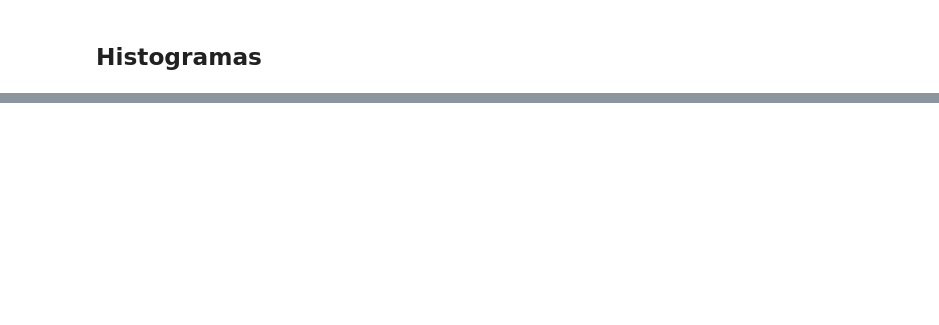
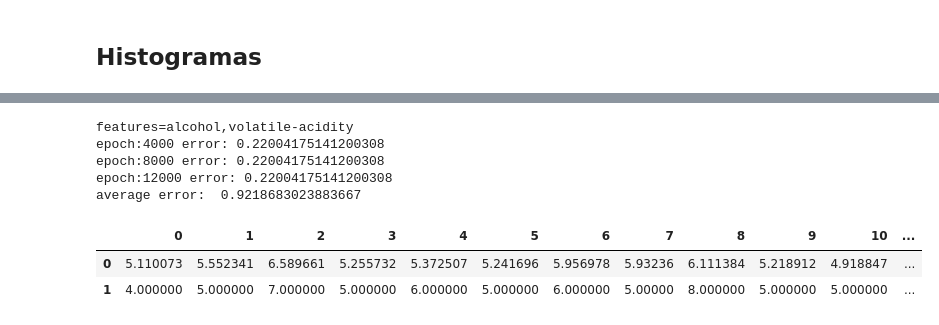
Before and after one commit to gallowstree/machine-learning-labs-2020, a Jupyter notebook: 02-regresion-polinomial/regresion_polinomial.ipynb, the cells around one changed output, grey strips where cells are left out. Cells and saved outputs as stored; diff of their text form; code cells hidden in the pictures; blank space fills up the shorter version.

Commit message:
comparacion de modelos

```diff
--- a/02-regresion-polinomial/regresion_polinomial.ipynb
+++ b/02-regresion-polinomial/regresion_polinomial.ipynb
@@ -382,0 +427,51 @@ deg3_df.corr()['quality'].to_frame().T.style.background_gradient(cmap=colormap,
+# %%
+
+# features del set de prueba, para validación
+test_sulphates        = test_data[['sulphates']].to_numpy().reshape(-1, 1)
+test_alcohol          = test_data[['alcohol']].to_numpy().reshape(-1, 1)
+test_density          = test_data[['density']].to_numpy().reshape(-1, 1)
+test_volatile_acidity = test_data[['volatile acidity']].to_numpy().reshape(-1, 1)
+test_pH               = test_data[['pH']].to_numpy().reshape(-1, 1)
+test_fixed_acidity    = test_data[['fixed acidity']].to_numpy().reshape(-1, 1)
+test_quality          = test_data[['quality']].to_numpy()
+
+# función para validar el modelo con datos de prueba
+def predict_test_data(test_features, weights, scaler):
+    test_features = np.hstack(test_features)
+    transformed_test_x = scaler.transform(test_features)
+    weights.reshape(1,-1)
+    ones = np.ones((len(test_data), 1))
+    transformed_test_x = np.hstack((transformed_test_x, ones))
+    predicted_quality = np.dot(transformed_test_x, weights)
+    table = pd.DataFrame(np.hstack((predicted_quality, test_quality)).T)
+    average_error = np.average((predicted_quality - test_quality)**2)
+    return average_error, table
+# %%
+
+# estandarizar las variables independientes elegidas y entrenar modelo
+def train_with_features(selected_x, epochs=12_000, lr=0.01, extra_conf_str=''):
+    selected_x = np.hstack(selected_x)
+    y = data[['quality']].to_numpy()
+
+    scaler = preprocessing.StandardScaler().fit(selected_x)
+    scaled_x = scaler.transform(selected_x)
+    print('\n' + extra_conf_str)
+    model = MonitoredLinearRegression(scaled_x, y, tb_logs_dir)
+    weights, error = model.train(epochs, lr, 4000, extra_conf_str)
+    return weights, scaler
+# %%
+weights, scaler = train_with_features([alcohol, volatile_acidity],\
+                                     extra_conf_str='features=alcohol,volatile-acidity')
+
+avg_error, table = predict_test_data([test_alcohol, test_volatile_acidity], weights, scaler)
+print('average error: ', avg_error)
+table
+# %% [output]
+features=alcohol,volatile-acidity
+epoch:4000 error: 0.22004175141200308
+epoch:8000 error: 0.22004175141200308
+epoch:12000 error: 0.22004175141200308
+average error:  0.9218683023883667
+|  | 0 | 1 | 2 | 3 | 4 | 5 | 6 | 7 | 8 | 9 | 10 | ... |
+| 0 | 5.110073 | 5.552341 | 6.589661 | 5.255732 | 5.372507 | 5.241696 | 5.956978 | 5.93236 | 6.111384 | 5.218912 | 4.918847 | ... |
+| 1 | 4.000000 | 5.000000 | 7.000000 | 5.000000 | 6.000000 | 5.000000 | 6.000000 | 5.00000 | 8.000000 | 5.000000 | 5.000000 | ... |
```
Also changed, not shown: parts of 36 cells of this notebook.
